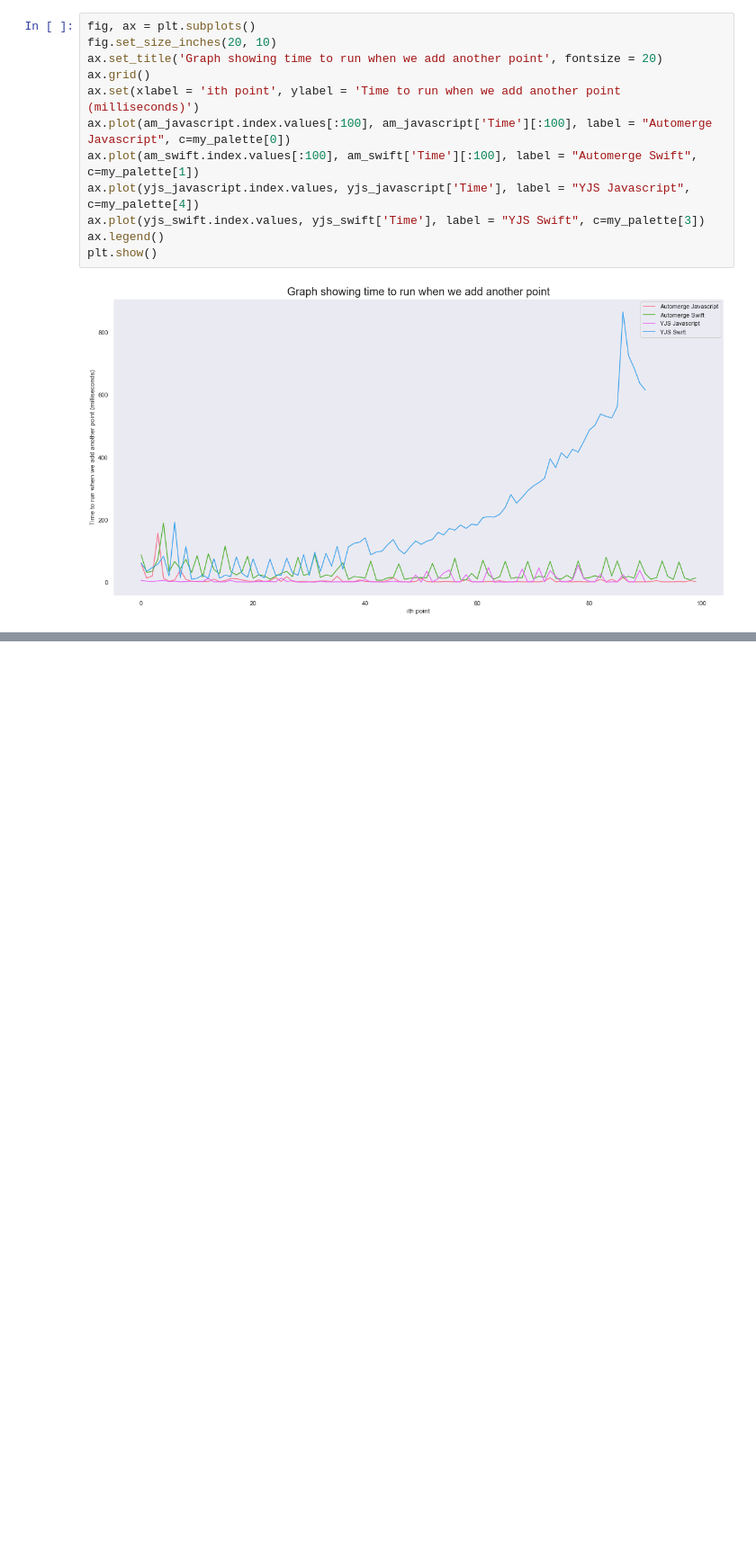
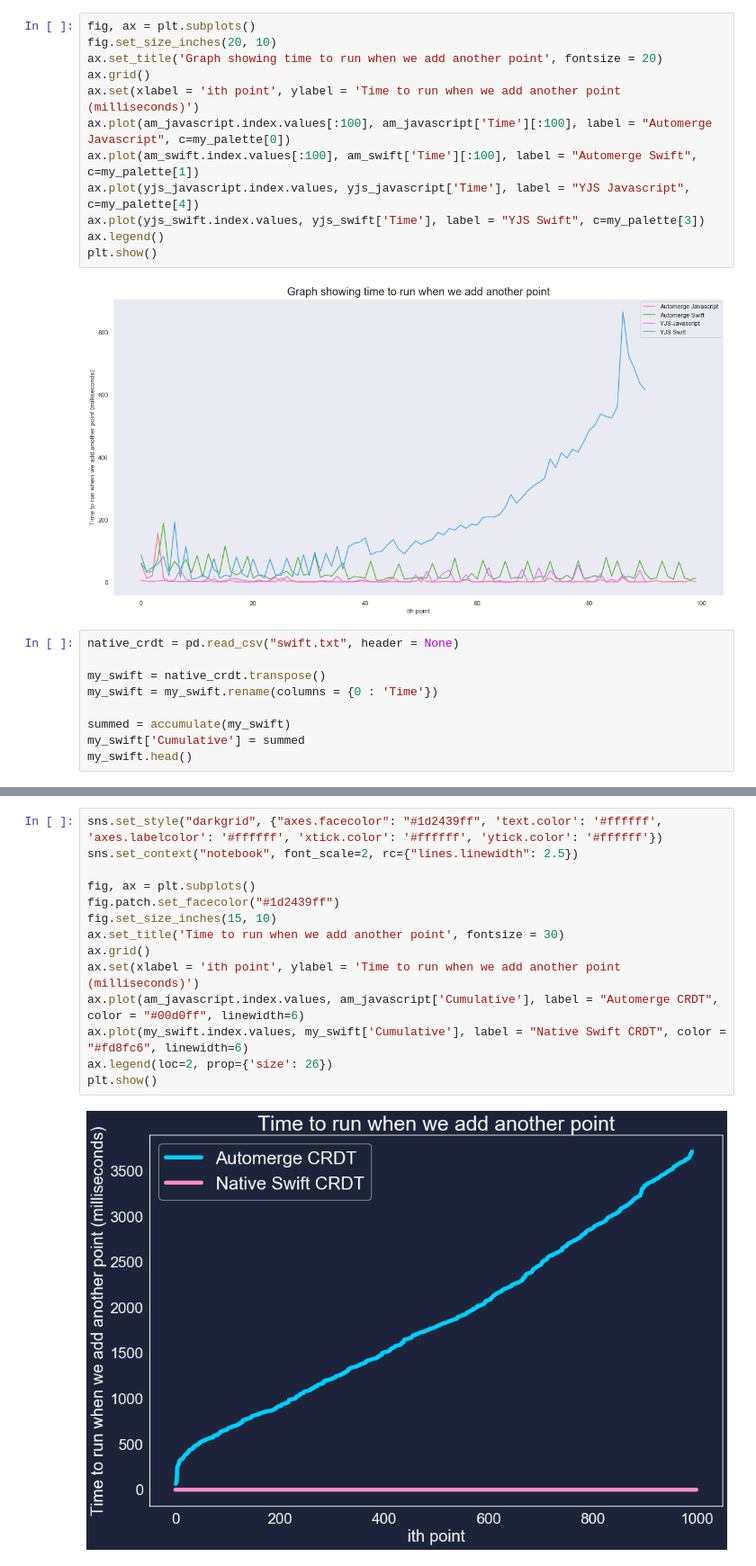
Before and after one commit to mnckapilan/crdt-canvas, a Jupyter notebook: Performance Engineering/Performance Engineering.ipynb, the cells around one changed output, grey strips where cells are left out. Shown: that part at 90% size. Cells and saved outputs as stored; diff of their text form; blank space fills up the shorter version.

```diff
--- a/Performance Engineering/Performance Engineering.ipynb
+++ b/Performance Engineering/Performance Engineering.ipynb
@@ -256,3 +260,12 @@ ax.legend()
 plt.show()
 # %% [output]
 [figure]
+# %%
+native_crdt = pd.read_csv("swift.txt", header = None)
+
+my_swift = native_crdt.transpose()
+my_swift = my_swift.rename(columns = {0 : 'Time'})
+
+summed = accumulate(my_swift)
+my_swift['Cumulative'] = summed
+my_swift.head()
@@ -258,0 +279,16 @@ plt.show()
+# %%
+sns.set_style("darkgrid", {"axes.facecolor": "#1d2439ff", 'text.color': '#ffffff',  'axes.labelcolor': '#ffffff', 'xtick.color': '#ffffff', 'ytick.color': '#ffffff'})
+sns.set_context("notebook", font_scale=2, rc={"lines.linewidth": 2.5})
+
+fig, ax = plt.subplots()
+fig.patch.set_facecolor("#1d2439ff")
+fig.set_size_inches(15, 10)
+ax.set_title('Time to run when we add another point', fontsize = 30)
+ax.grid()
+ax.set(xlabel = 'ith point', ylabel = 'Time to run when we add another point (milliseconds)')
+ax.plot(am_javascript.index.values, am_javascript['Cumulative'], label = "Automerge CRDT", color = "#00d0ff", linewidth=6)
+ax.plot(my_swift.index.values, my_swift['Cumulative'], label = "Native Swift CRDT", color = "#fd8fc6", linewidth=6)
+ax.legend(loc=2, prop={'size': 26})
+plt.show()
+# %% [output]
+[figure, added]
```
Also changed, not shown: parts of 2 cells of this notebook, 3 other files.
